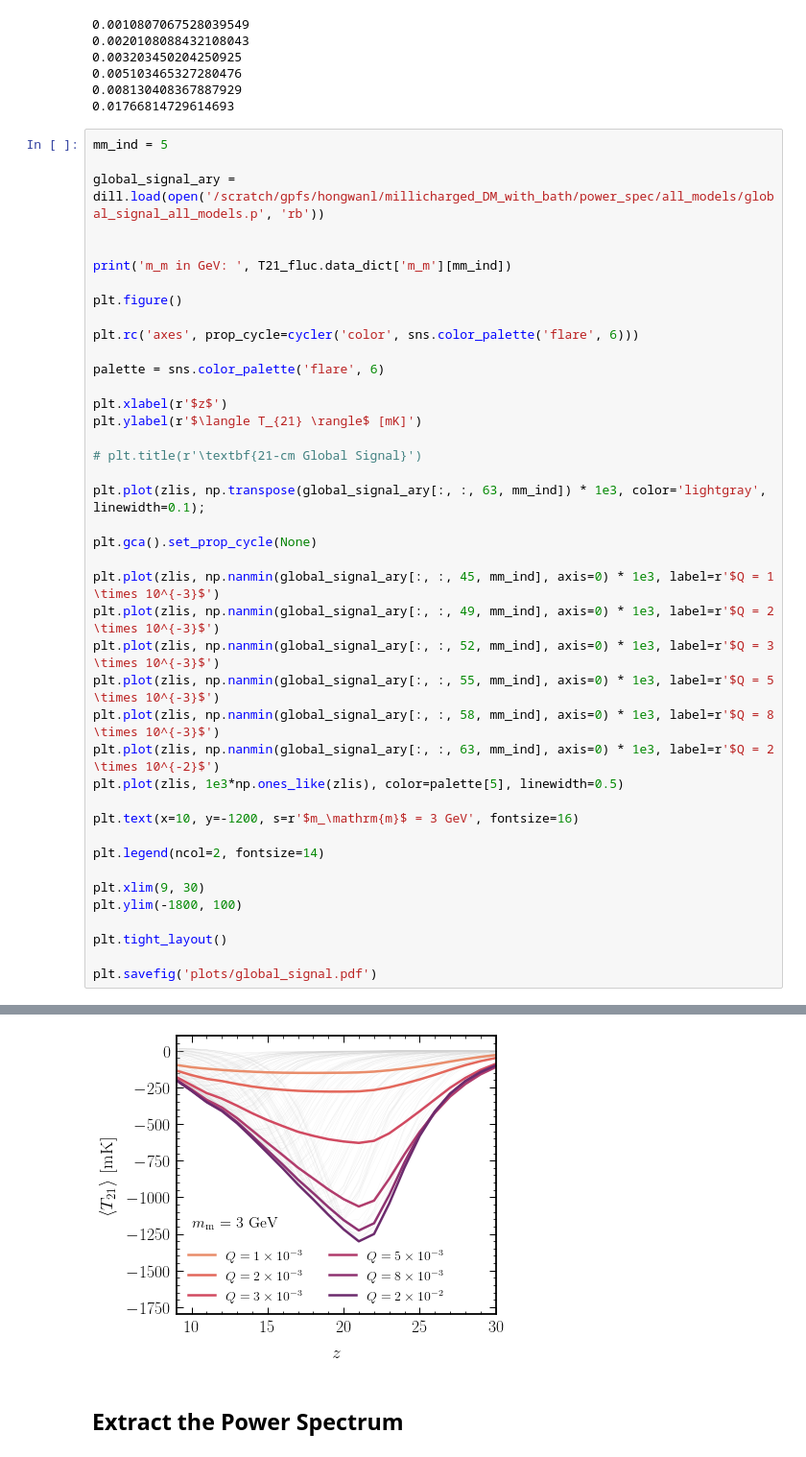
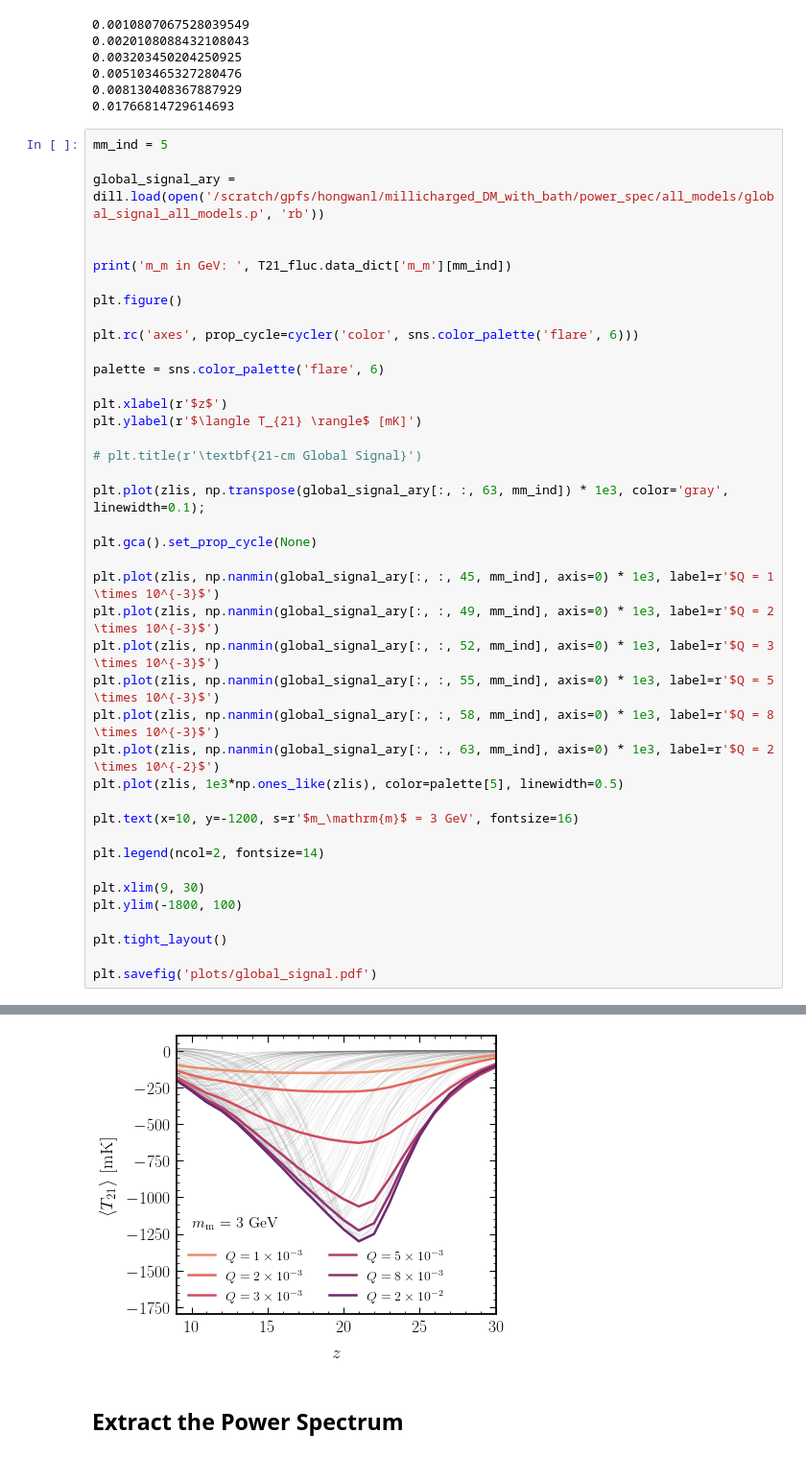
Before and after one commit to hongwanliu/millicharged_DM_with_bath, a Jupyter notebook: notebooks/combine_diff_models.ipynb, the cells around one changed output, grey strips where cells are left out. Shown at 96% size. Saved outputs shown, nothing was run; the diff lists cells and outputs as text.

```diff
--- a/notebooks/combine_diff_models.ipynb
+++ b/notebooks/combine_diff_models.ipynb
@@ -93,35 +93,35 @@ plt.rc('axes', prop_cycle=cycler('color', sns.color_palette('flare', 6)))
 palette = sns.color_palette('flare', 6)
 
 plt.xlabel(r'$z$')
 plt.ylabel(r'$\langle T_{21} \rangle$ [mK]')
 
 # plt.title(r'\textbf{21-cm Global Signal}')
 
-plt.plot(zlis, np.transpose(global_signal_ary[:, :, 63, mm_ind]) * 1e3, color='lightgray', linewidth=0.1);
+plt.plot(zlis, np.transpose(global_signal_ary[:, :, 63, mm_ind]) * 1e3, color='gray', linewidth=0.1);
 
 plt.gca().set_prop_cycle(None)
 
 plt.plot(zlis, np.nanmin(global_signal_ary[:, :, 45, mm_ind], axis=0) * 1e3, label=r'$Q = 1 \times 10^{-3}$')
 plt.plot(zlis, np.nanmin(global_signal_ary[:, :, 49, mm_ind], axis=0) * 1e3, label=r'$Q = 2 \times 10^{-3}$')
 plt.plot(zlis, np.nanmin(global_signal_ary[:, :, 52, mm_ind], axis=0) * 1e3, label=r'$Q = 3 \times 10^{-3}$')
 plt.plot(zlis, np.nanmin(global_signal_ary[:, :, 55, mm_ind], axis=0) * 1e3, label=r'$Q = 5 \times 10^{-3}$')
 plt.plot(zlis, np.nanmin(global_signal_ary[:, :, 58, mm_ind], axis=0) * 1e3, label=r'$Q = 8 \times 10^{-3}$')
 plt.plot(zlis, np.nanmin(global_signal_ary[:, :, 63, mm_ind], axis=0) * 1e3, label=r'$Q = 2 \times 10^{-2}$')
 plt.plot(zlis, 1e3*np.ones_like(zlis), color=palette[5], linewidth=0.5)
 
 plt.text(x=10, y=-1200, s=r'$m_\mathrm{m}$ = 3 GeV', fontsize=16)
 
 plt.legend(ncol=2, fontsize=14)
 
 plt.xlim(9, 30)
 plt.ylim(-1800, 100)
 
 plt.tight_layout()
 
 plt.savefig('plots/global_signal.pdf')
 # %% [output]
 m_m in GeV:  3.0
-[figure, old version]
+[figure, new version]
 # %% [markdown]
 ## Extract the Power Spectrum
 # %% [markdown]
```
Also changed, not shown: parts of 1 cell of this notebook, 2 other files.
